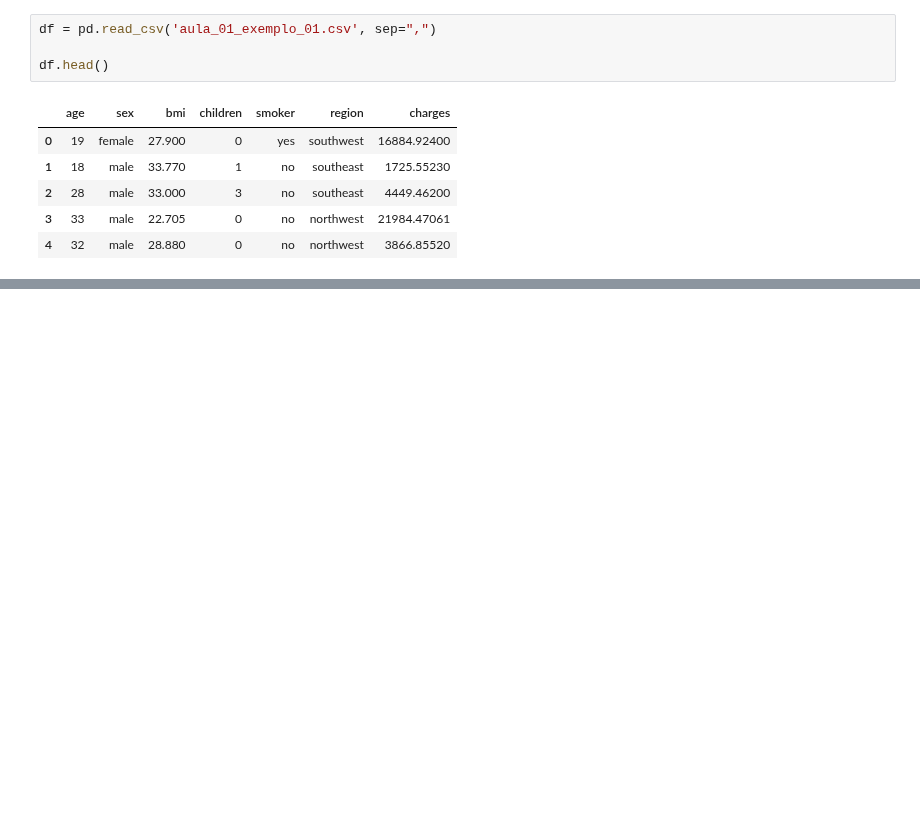
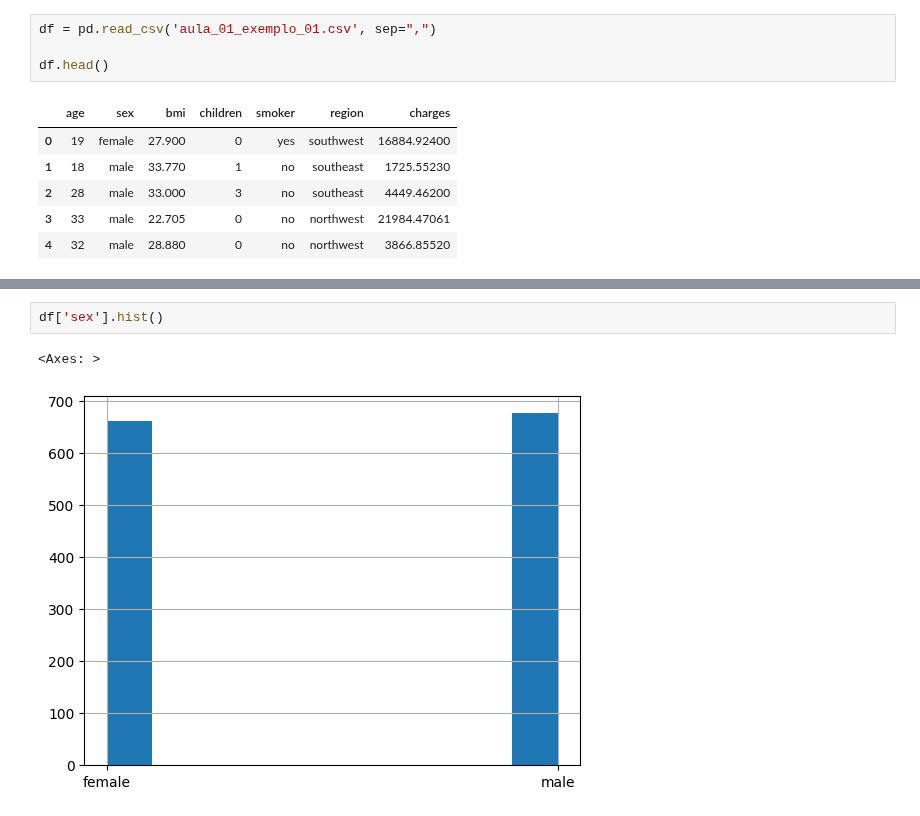
Before and after one commit to fabriciosantana/mcdia, a Jupyter notebook: 02-iml/examples/aula_01.ipynb, the cells around one changed output, grey strips where cells are left out. Cells and saved outputs as stored; diff of their text form; blank space fills up the shorter version.

```diff
--- a/02-iml/examples/aula_01.ipynb
+++ b/02-iml/examples/aula_01.ipynb
@@ -17,0 +136,5 @@ df.head()
+# %%
+df['sex'].hist()
+# %% [output]
+<Axes: >
+[figure, added]
```
Also changed, not shown: parts of 13 cells of this notebook.
